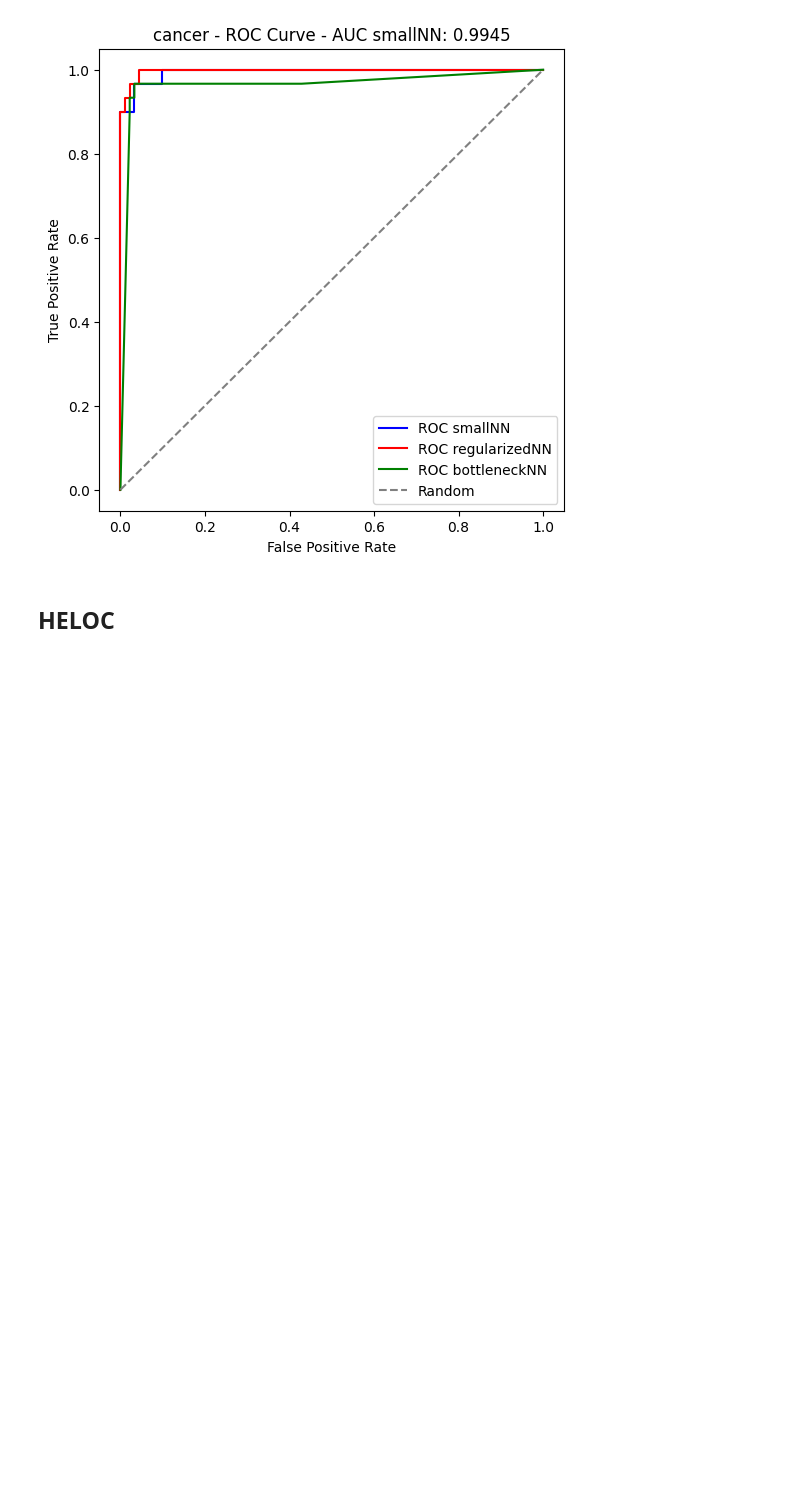
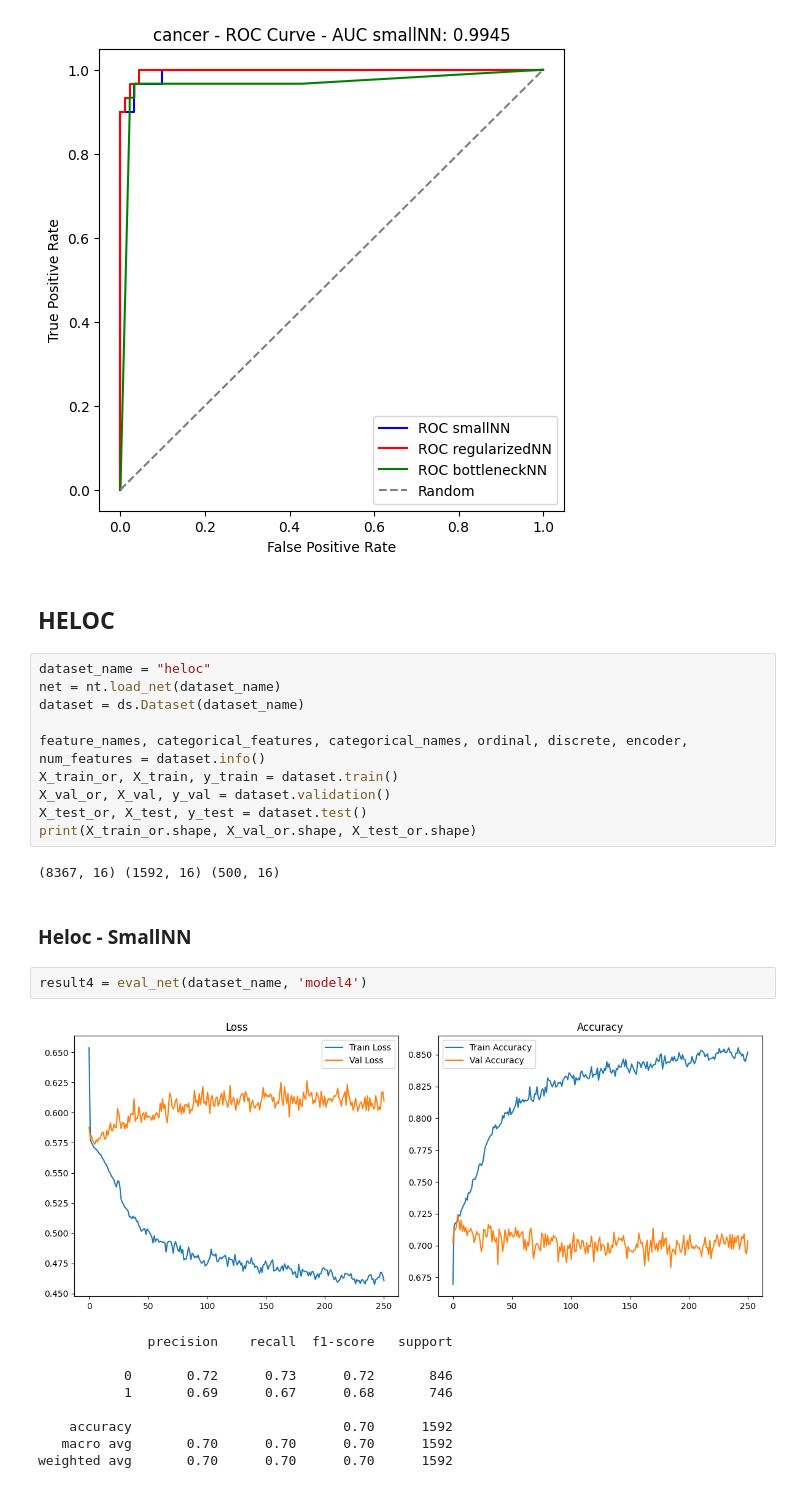
Before and after one commit to MatteoVicenzino/XAI_robustness_analysis, a Jupyter notebook: tuning_new_model.ipynb, the cells around one changed output. Cells and saved outputs as stored; diff of their text form; blank space fills up the shorter version.

```diff
--- a/tuning_new_model.ipynb
+++ b/tuning_new_model.ipynb
@@ -387,3 +387,29 @@ plt.show()
 [figure]
 # %% [markdown]
 ## **HELOC**
+# %%
+dataset_name = "heloc"
+net = nt.load_net(dataset_name)
+dataset = ds.Dataset(dataset_name)
+
+feature_names, categorical_features, categorical_names, ordinal, discrete, encoder, num_features = dataset.info()
+X_train_or, X_train, y_train = dataset.train()
+X_val_or, X_val, y_val = dataset.validation()
+X_test_or, X_test, y_test = dataset.test()
+print(X_train_or.shape, X_val_or.shape, X_test_or.shape)
+# %% [output]
+(8367, 16) (1592, 16) (500, 16)
+# %% [markdown]
+### Heloc - SmallNN
+# %%
+result4 = eval_net(dataset_name, 'model4')
+# %% [output]
+[figure, added]
+              precision    recall  f1-score   support
+
+           0       0.72      0.73      0.72       846
+           1       0.69      0.67      0.68       746
+
+    accuracy                           0.70      1592
+   macro avg       0.70      0.70      0.70      1592
+weighted avg       0.70      0.70      0.70      1592
```
Also changed, not shown: parts of 34 cells of this notebook, 40 other files.
